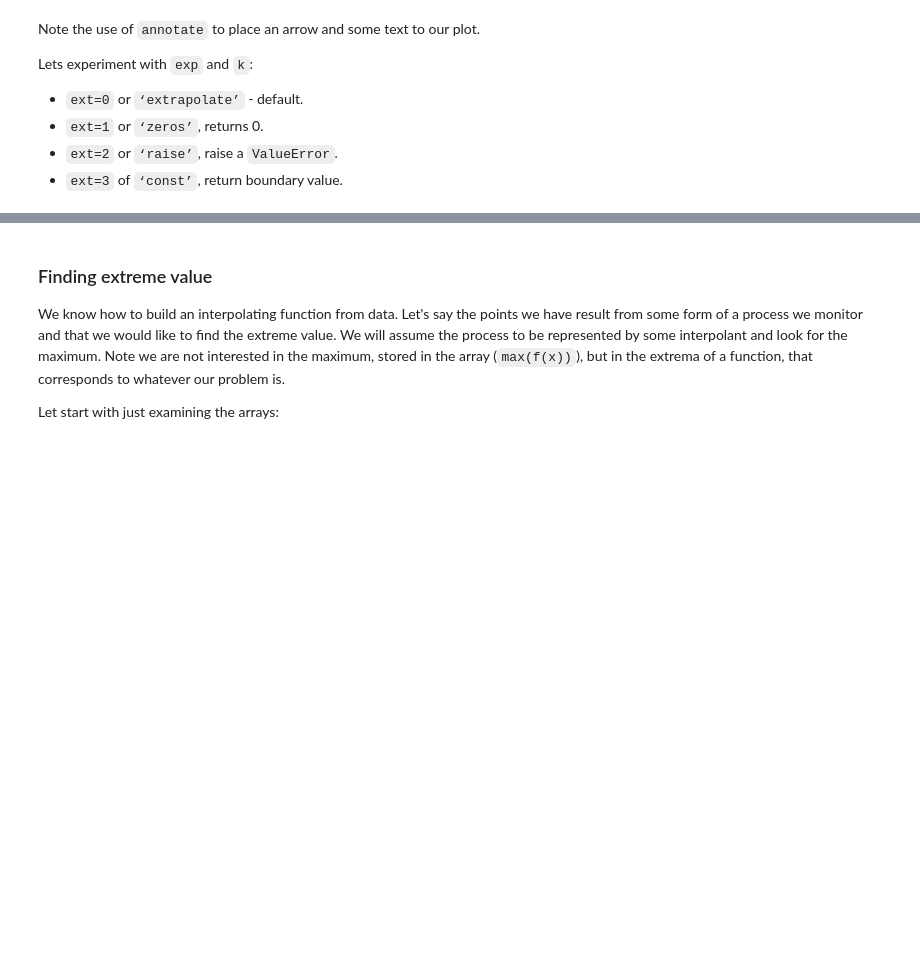
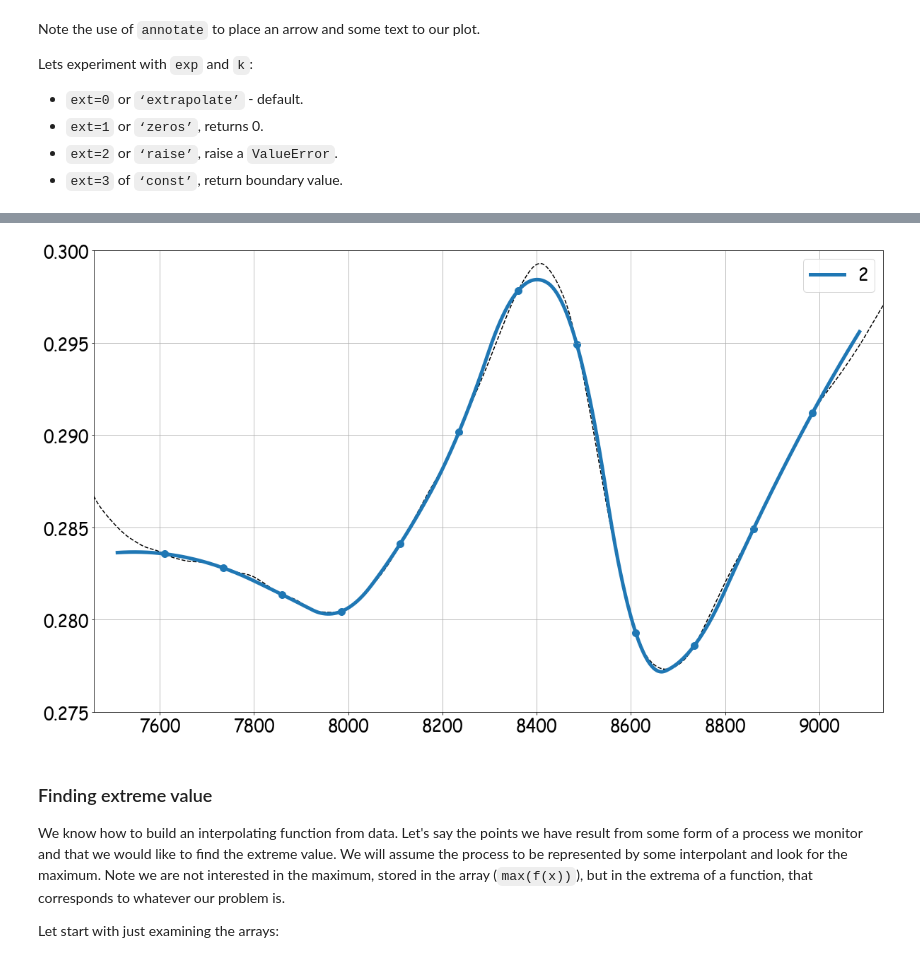
Before and after one commit to sgepner/Automate-Python, a Jupyter notebook: Lectures/Lecture3/Lecture 3.ipynb, the cells around one changed output, grey strips where cells are left out. Saved outputs shown, nothing was run; the diff lists cells and outputs as text; code cells hidden in the pictures; blank space fills up the shorter version.

```diff
--- a/Lectures/Lecture3/Lecture 3.ipynb
+++ b/Lectures/Lecture3/Lecture 3.ipynb
@@ -680,21 +957,23 @@ f5 = InterpolatedUnivariateSpline(X, Y, k=5)
 # %%
 fig = plt.figure(figsize=(20,12)) # figure size
 font = {'family' : 'Comic Sans MS', 'weight' : 'normal', 'size'   : 24} #larger font I like
 plt.rc('font', **font)
 
 plt.plot(T, c3, '--', c='black') # '--' - dashed, c - colour,
 plt.scatter(X, Y, s=100) # s sets size
 
-plt.plot(x, f1(x), lw=5, label='1')
+# plt.plot(x, f1(x), lw=5, label='1')
 plt.plot(x, f2(x), lw=5, label='2')
-plt.plot(x, f3(x), lw=5, label='3')
-plt.plot(x, f4(x), lw=5, label='4')
-plt.plot(x, f5(x), lw=5, label='5')
+# plt.plot(x, f3(x), lw=5, label='3')
+# plt.plot(x, f4(x), lw=5, label='4')
+# plt.plot(x, f5(x), lw=5, label='5')
 
 plt.legend()
 plt.xlim(X[0]-150, X[-1]+150)
 plt.ylim(0.275, 0.3)
 plt.grid()
+# %% [output]
+[figure, added]
 # %% [markdown]
 ### Finding extreme value
 We know how to build an interpolating function from data. Let's say the points we have result from some form of a process we monitor and that we would like to find the extreme value. We will assume the process to be represented by some interpolant and look for the maximum. Note we are not interested in the maximum, stored in the array (`max(f(x))`), but in the extrema of a function, that corresponds to whatever our problem is.
```
Also changed, not shown: parts of 69 cells of this notebook, 1 other file.
